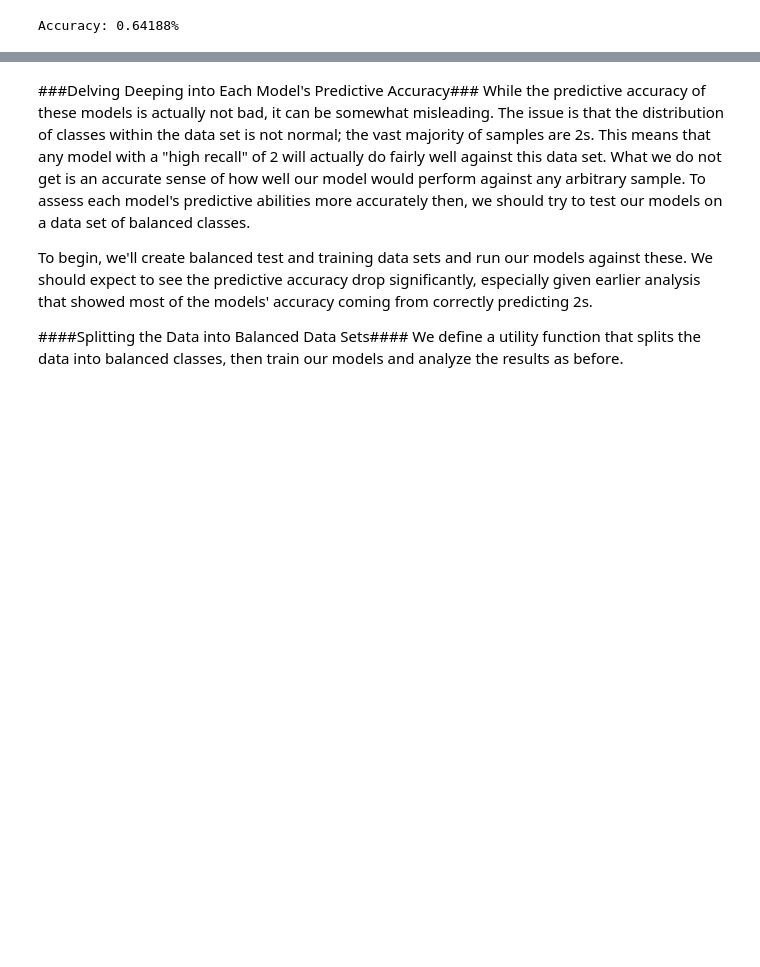
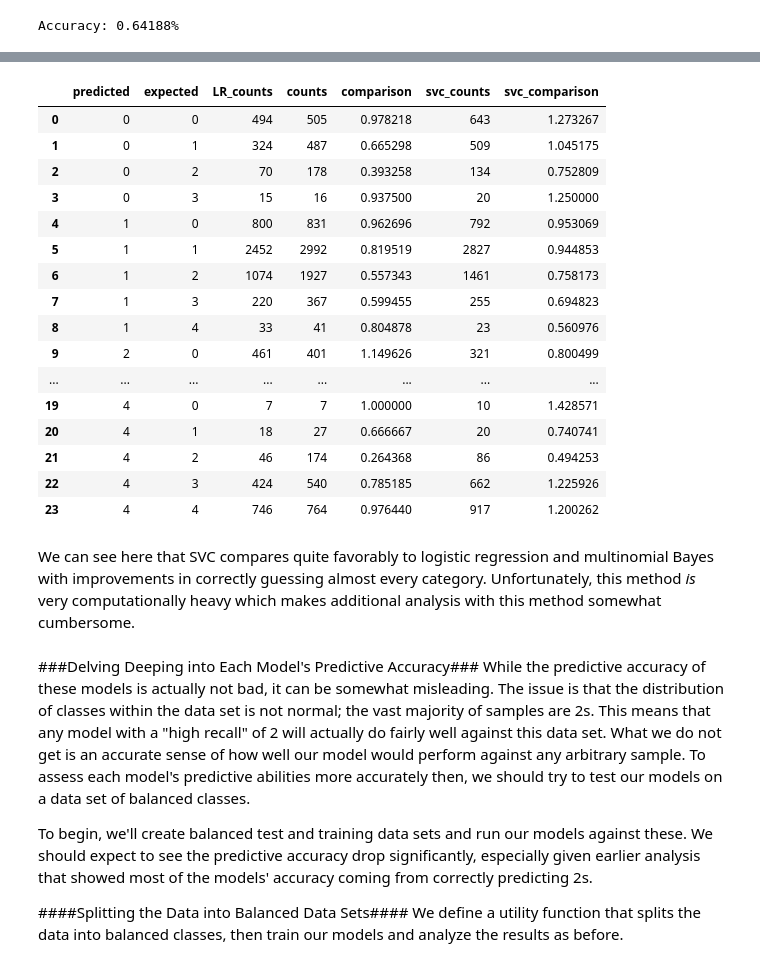
Before and after one commit to DryingPole/sentiment, a Jupyter notebook: notebooks/Final Project Process Book.ipynb, the cells around one changed output, grey strips where cells are left out. Saved outputs shown, nothing was run; the diff lists cells and outputs as text; code cells hidden in the pictures; blank space fills up the shorter version.

```diff
--- a/notebooks/Final Project Process Book.ipynb
+++ b/notebooks/Final Project Process Book.ipynb
@@ -619,3 +635,28 @@ Accuracy: 0.64188%
+# %%
+comp = comp.merge(svc_stats.rename(columns={'counts': 'svc_counts'}),
+                   left_on=['predicted', 'expected'], right_on=['predicted', 'expected'])
+comp['svc_comparison'] =  map(lambda x, y: float(x) / y, comp.svc_counts, comp.counts)
+comp.head(25)
+# %% [output]
+|  | predicted | expected | LR_counts | counts | comparison | svc_counts | svc_comparison |
+| 0 | 0 | 0 | 494 | 505 | 0.978218 | 643 | 1.273267 |
+| 1 | 0 | 1 | 324 | 487 | 0.665298 | 509 | 1.045175 |
+| 2 | 0 | 2 | 70 | 178 | 0.393258 | 134 | 0.752809 |
+| 3 | 0 | 3 | 15 | 16 | 0.937500 | 20 | 1.250000 |
+| 4 | 1 | 0 | 800 | 831 | 0.962696 | 792 | 0.953069 |
+| 5 | 1 | 1 | 2452 | 2992 | 0.819519 | 2827 | 0.944853 |
+| 6 | 1 | 2 | 1074 | 1927 | 0.557343 | 1461 | 0.758173 |
+| 7 | 1 | 3 | 220 | 367 | 0.599455 | 255 | 0.694823 |
+| 8 | 1 | 4 | 33 | 41 | 0.804878 | 23 | 0.560976 |
+| 9 | 2 | 0 | 461 | 401 | 1.149626 | 321 | 0.800499 |
+| ... | ... | ... | ... | ... | ... | ... | ... |
+| 19 | 4 | 0 | 7 | 7 | 1.000000 | 10 | 1.428571 |
+| 20 | 4 | 1 | 18 | 27 | 0.666667 | 20 | 0.740741 |
+| 21 | 4 | 2 | 46 | 174 | 0.264368 | 86 | 0.494253 |
+| 22 | 4 | 3 | 424 | 540 | 0.785185 | 662 | 1.225926 |
+| 23 | 4 | 4 | 746 | 764 | 0.976440 | 917 | 1.200262 |
+# %% [markdown]
+We can see here that SVC compares quite favorably to logistic regression and multinomial Bayes with improvements in correctly guessing almost every category. Unfortunately, this method *is* very computationally heavy which makes additional analysis with this method somewhat cumbersome.
 # %% [markdown]
 ###Delving Deeping into Each Model's Predictive Accuracy###
 While the predictive accuracy of these models is actually not bad, it can be somewhat misleading. The issue is that the distribution of classes within the data set is not normal; the vast majority of samples are 2s. This means that any model with a "high recall" of 2 will actually do fairly well against this data set. What we do not get is an accurate sense of how well our model would perform against any arbitrary sample. To assess each model's predictive abilities more accurately then, we should try to test our models on a data set of balanced classes.
```
Also changed, not shown: parts of 17 cells of this notebook.
